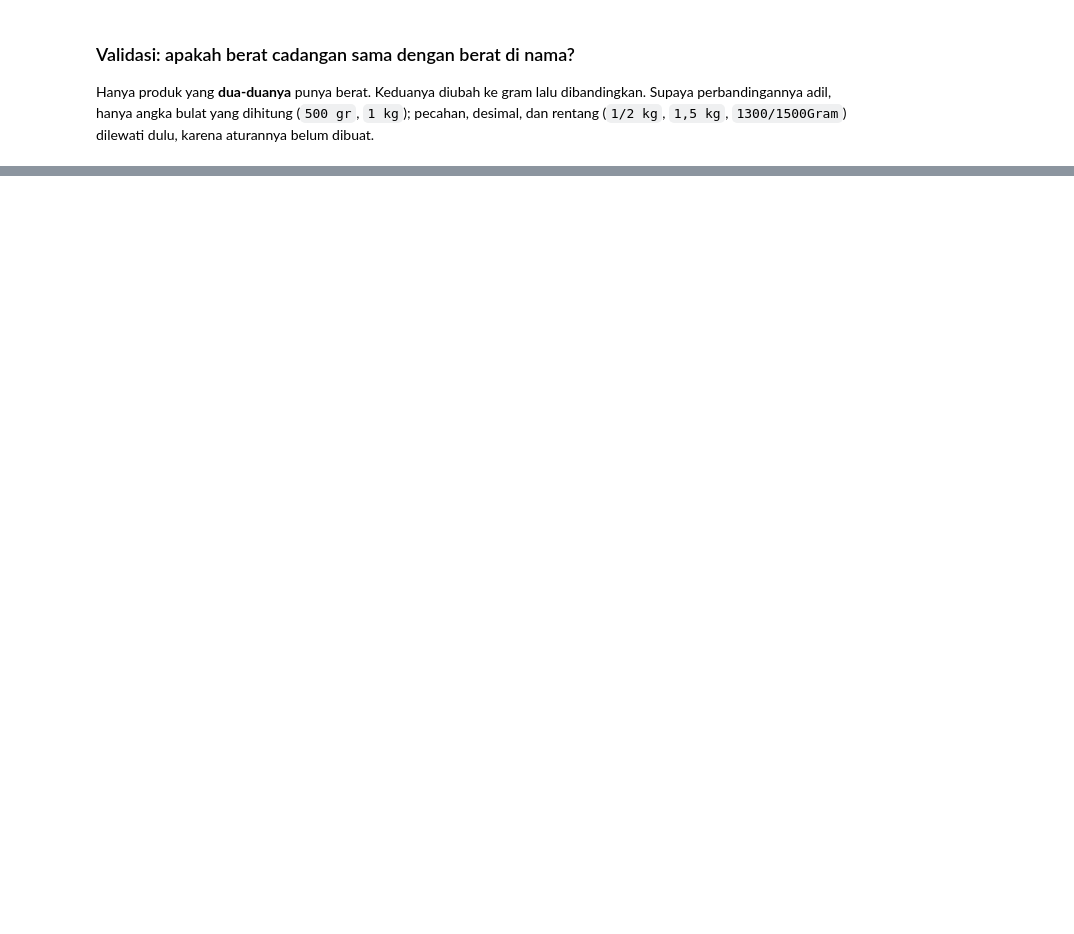
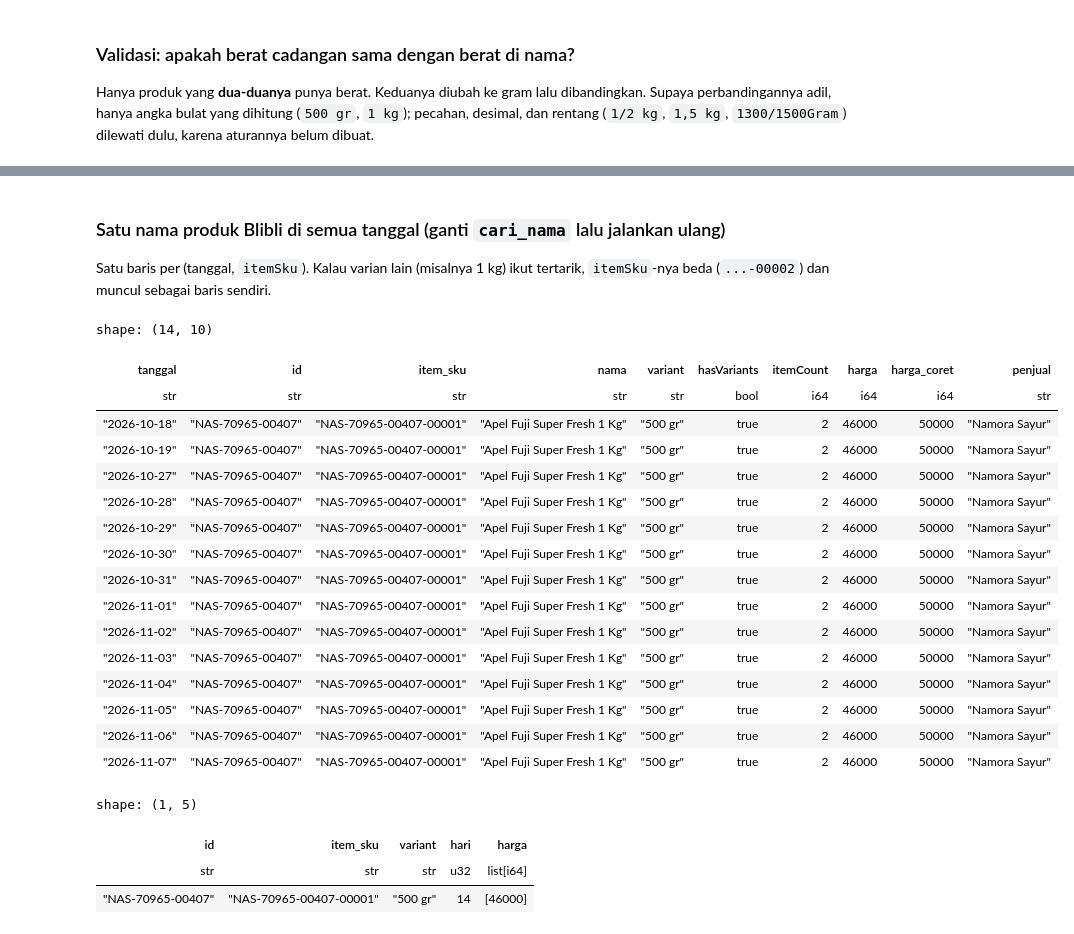
Before and after one commit to Daffwa/kebun_ibu, a Jupyter notebook: data-science/eksplor.ipynb, the cells around one changed output, grey strips where cells are left out. Cells and saved outputs as stored; diff of their text form; code cells hidden in the pictures; blank space fills up the shorter version.

```diff
--- a/data-science/eksplor.ipynb
+++ b/data-science/eksplor.ipynb
@@ -808 +827,51 @@ shape: (16, 5)
 | "FRI-70030-00006" | "Anggur Hijau USA 1Kg | FRESHGO" | "500 gram" | 1000 | 500 |
+# %% [markdown]
+### Satu nama produk Blibli di semua tanggal (ganti `cari_nama` lalu jalankan ulang)
+
+Satu baris per (tanggal, `itemSku`). Kalau varian lain (misalnya 1 kg) ikut tertarik, `itemSku`-nya beda (`...-00002`) dan muncul sebagai baris sendiri.
+# %%
+cari_nama = "apel fuji super fresh"
+
+baris = []
+for berkas in sorted((akar / "blibli").glob("date=*/*.json")):
+    for p in json.loads(berkas.read_text(encoding="utf-8"))["data"]["products"]:
+        if cari_nama.lower() in p["name"].lower():
+            baris.append({
+                "tanggal": berkas.parent.name[5:],
+                "id": p["id"],
+                "item_sku": p.get("itemSku"),
+                "nama": p["name"],
+                "variant": p.get("variant"),
+                "hasVariants": p.get("hasVariants"),
+                "itemCount": p.get("itemCount"),
+                "harga": p["price"]["salePrice"],
+                "harga_coret": p["price"]["listPrice"],
+                "penjual": p.get("merchantName"),
+            })
+hasil = pl.DataFrame(baris).sort("tanggal")
+with pl.Config(tbl_rows=-1):
+    display(hasil)
+    display(hasil.group_by("id", "item_sku", "variant").agg(
+        hari=pl.len(), harga=pl.col("harga").unique()))
+# %% [output]
+shape: (14, 10)
+| tanggal | id | item_sku | nama | variant | hasVariants | itemCount | harga | harga_coret | penjual |
+| str | str | str | str | str | bool | i64 | i64 | i64 | str |
+| "2026-10-18" | "NAS-70965-00407" | "NAS-70965-00407-00001" | "Apel Fuji Super Fresh 1 Kg" | "500 gr" | true | 2 | 46000 | 50000 | "Namora Sayur" |
+| "2026-10-19" | "NAS-70965-00407" | "NAS-70965-00407-00001" | "Apel Fuji Super Fresh 1 Kg" | "500 gr" | true | 2 | 46000 | 50000 | "Namora Sayur" |
+| "2026-10-27" | "NAS-70965-00407" | "NAS-70965-00407-00001" | "Apel Fuji Super Fresh 1 Kg" | "500 gr" | true | 2 | 46000 | 50000 | "Namora Sayur" |
+| "2026-10-28" | "NAS-70965-00407" | "NAS-70965-00407-00001" | "Apel Fuji Super Fresh 1 Kg" | "500 gr" | true | 2 | 46000 | 50000 | "Namora Sayur" |
+| "2026-10-29" | "NAS-70965-00407" | "NAS-70965-00407-00001" | "Apel Fuji Super Fresh 1 Kg" | "500 gr" | true | 2 | 46000 | 50000 | "Namora Sayur" |
+| "2026-10-30" | "NAS-70965-00407" | "NAS-70965-00407-00001" | "Apel Fuji Super Fresh 1 Kg" | "500 gr" | true | 2 | 46000 | 50000 | "Namora Sayur" |
+| "2026-10-31" | "NAS-70965-00407" | "NAS-70965-00407-00001" | "Apel Fuji Super Fresh 1 Kg" | "500 gr" | true | 2 | 46000 | 50000 | "Namora Sayur" |
+| "2026-11-01" | "NAS-70965-00407" | "NAS-70965-00407-00001" | "Apel Fuji Super Fresh 1 Kg" | "500 gr" | true | 2 | 46000 | 50000 | "Namora Sayur" |
+| "2026-11-02" | "NAS-70965-00407" | "NAS-70965-00407-00001" | "Apel Fuji Super Fresh 1 Kg" | "500 gr" | true | 2 | 46000 | 50000 | "Namora Sayur" |
+| "2026-11-03" | "NAS-70965-00407" | "NAS-70965-00407-00001" | "Apel Fuji Super Fresh 1 Kg" | "500 gr" | true | 2 | 46000 | 50000 | "Namora Sayur" |
+| "2026-11-04" | "NAS-70965-00407" | "NAS-70965-00407-00001" | "Apel Fuji Super Fresh 1 Kg" | "500 gr" | true | 2 | 46000 | 50000 | "Namora Sayur" |
+| "2026-11-05" | "NAS-70965-00407" | "NAS-70965-00407-00001" | "Apel Fuji Super Fresh 1 Kg" | "500 gr" | true | 2 | 46000 | 50000 | "Namora Sayur" |
+| "2026-11-06" | "NAS-70965-00407" | "NAS-70965-00407-00001" | "Apel Fuji Super Fresh 1 Kg" | "500 gr" | true | 2 | 46000 | 50000 | "Namora Sayur" |
+| "2026-11-07" | "NAS-70965-00407" | "NAS-70965-00407-00001" | "Apel Fuji Super Fresh 1 Kg" | "500 gr" | true | 2 | 46000 | 50000 | "Namora Sayur" |
+shape: (1, 5)
+| id | item_sku | variant | hari | harga |
+| str | str | str | u32 | list[i64] |
+| "NAS-70965-00407" | "NAS-70965-00407-00001" | "500 gr" | 14 | [46000] |
```
Also changed, not shown: parts of 23 cells of this notebook, 3 other files.
